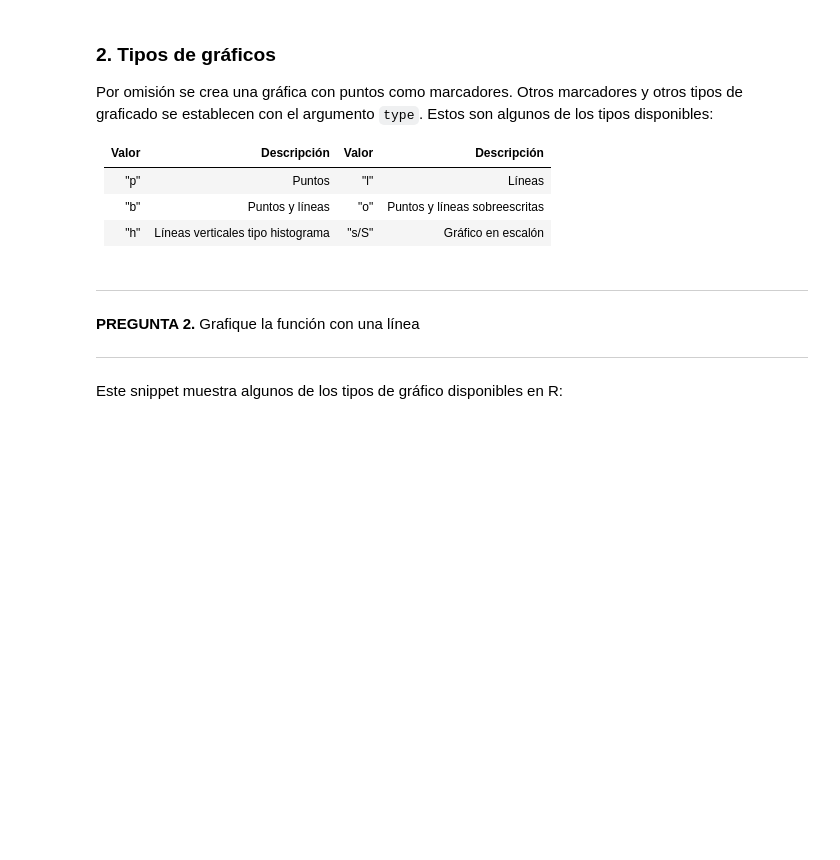
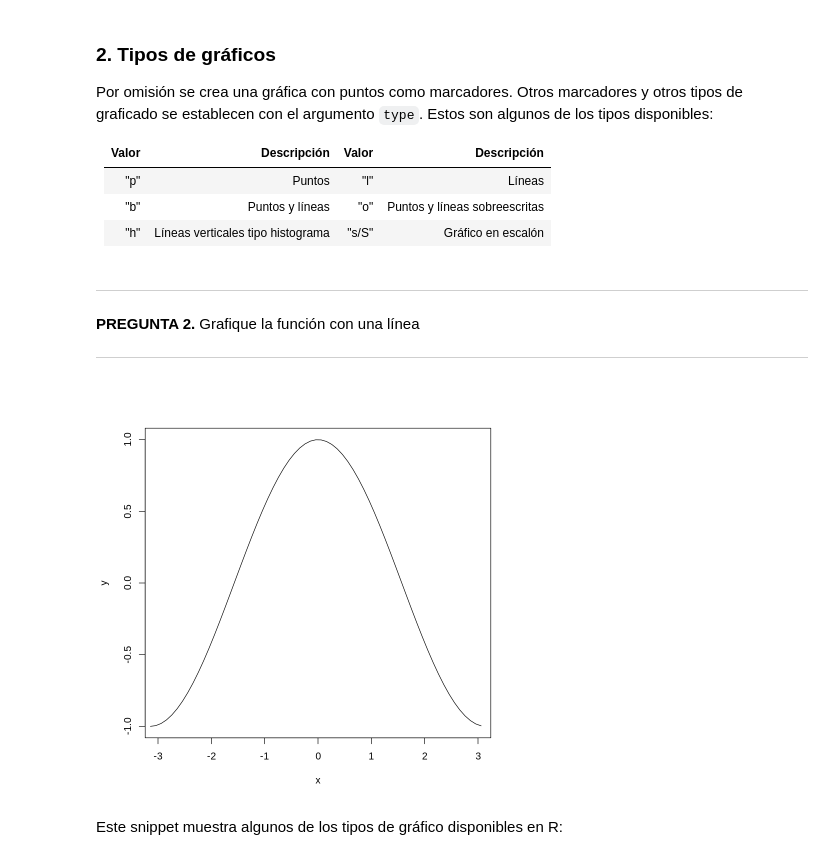
Before and after one commit to CharlsB73/Proyecto_Final_BD, a Jupyter notebook: Pr1_Graficacion_plot().ipynb, the cells around one changed output. Saved outputs shown, nothing was run; the diff lists cells and outputs as text; code cells hidden in the pictures; blank space fills up the shorter version.

```diff
--- a/Pr1_Graficacion_plot().ipynb
+++ b/Pr1_Graficacion_plot().ipynb
@@ -50,6 +52,12 @@ Por omisión se crea una gráfica con puntos como marcadores. Otros marcadores y
 **PREGUNTA 2.** Grafique la función con una línea
 
 ---
+# %%
+
+
+plot(x,y,type="l",pch=19,xlim=c(-3,3),ylim=c(-1,1))
+# %% [output]
+[figure, added]
 # %% [markdown]
 
 Este snippet muestra algunos de los tipos de gráfico disponibles en R:
```
Also changed, not shown: parts of 1 cell of this notebook.
